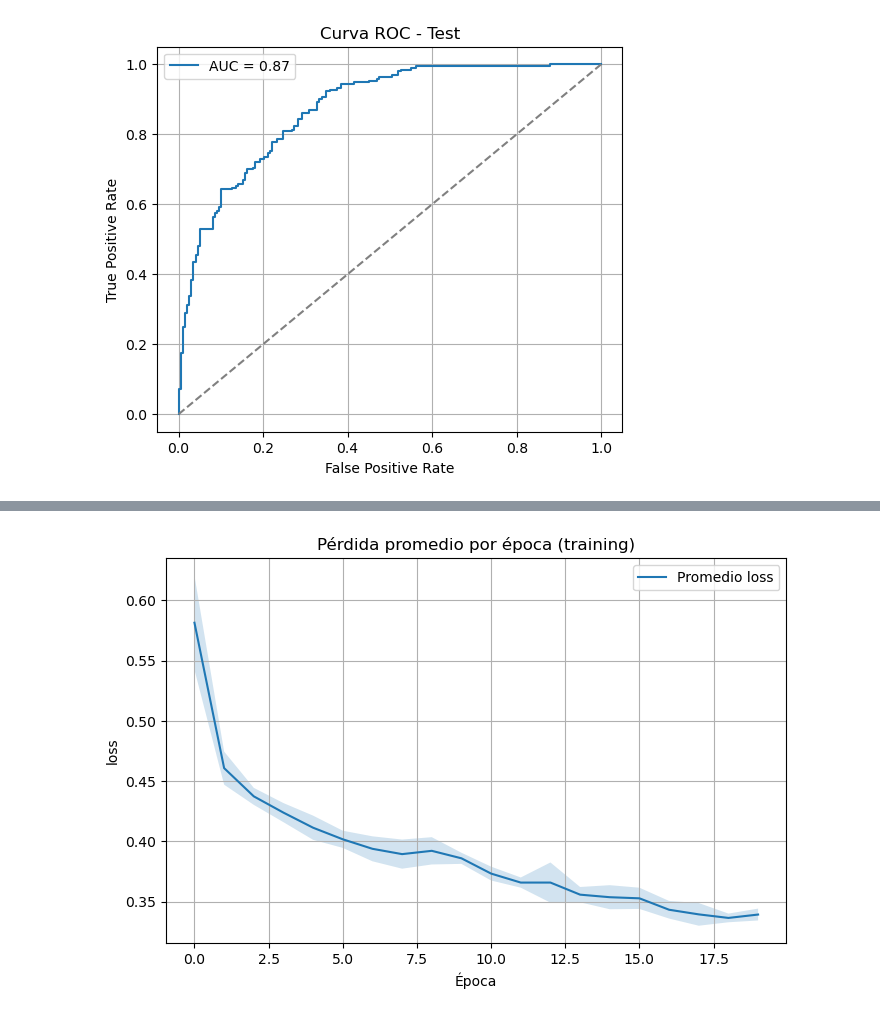
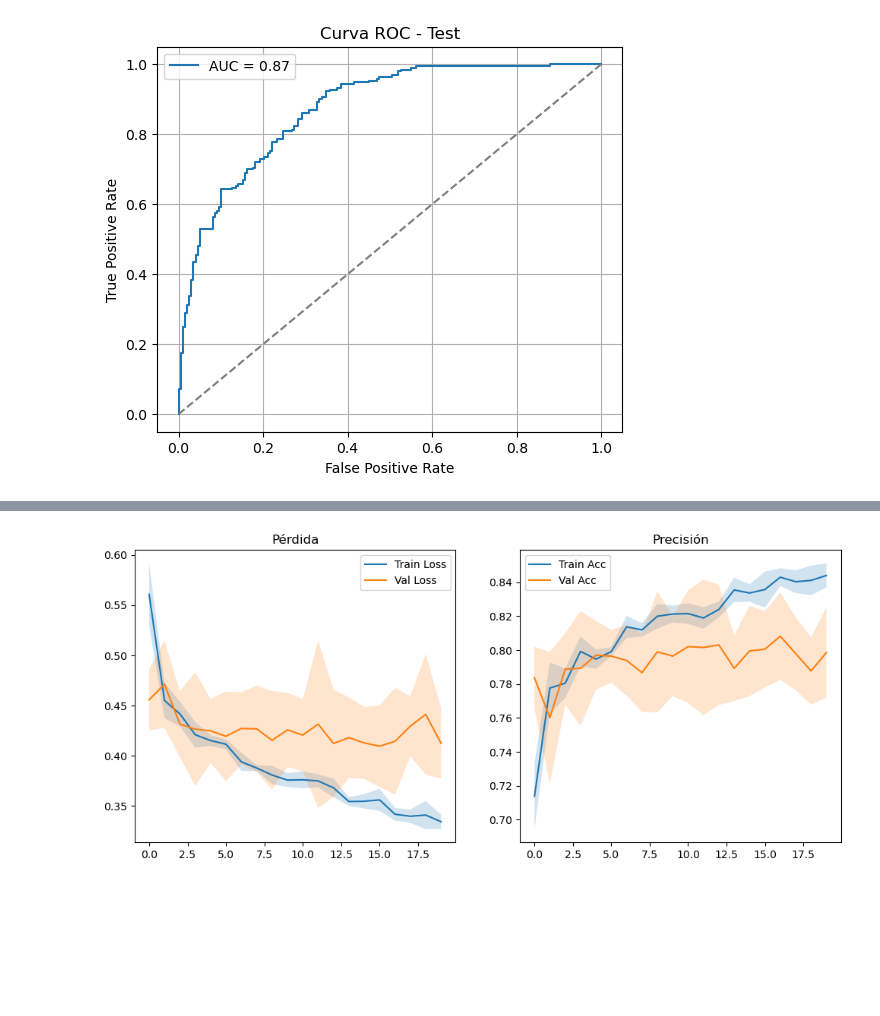
Before and after one commit to luna-as18/ProyectoGradoGEB, a Jupyter notebook: modelos/CNN_LSTM.ipynb, the cells around one changed output, grey strips where cells are left out. Drawn from its saved outputs; the diff is of its cells as text; code cells hidden in the pictures; blank space fills up the shorter version.

Commit message:
cross validation

```diff
--- a/modelos/CNN_LSTM.ipynb
+++ b/modelos/CNN_LSTM.ipynb
@@ -322,19 +322,15 @@ y = np.array(y)
 # ==== CROSS VALIDATION ====
 kf = KFold(n_splits=k_folds, shuffle=True, random_state=42)
 all_scores = []
-
-histories = []  # Guardar histories por fold
-
+histories = []
 
 for fold, (train_idx, val_idx) in enumerate(kf.split(X_img)):
     print(f"\n=== Fold {fold+1}/{k_folds} ===")
 
-    # División
     X_train_img, X_val_img = X_img[train_idx], X_img[val_idx]
     X_train_seq, X_val_seq = X_seq[train_idx], X_seq[val_idx]
     y_train, y_val = y[train_idx], y[val_idx]
 
-    # Modelo CNN + LSTM
     img_input = Input(shape=(224, 224, 3))
     cnn_base = MobileNetV2(include_top=False, weights="imagenet", input_tensor=img_input)
     cnn_base.trainable = False
@@ -351,18 +347,16 @@ for fold, (train_idx, val_idx) in enumerate(kf.split(X_img)):
     model = Model(inputs=[img_input, seq_input], outputs=output)
     model.compile(optimizer="adam", loss="binary_crossentropy", metrics=["accuracy"])
 
-    # Entrenar modelo
     history = model.fit(
         [X_train_img, X_train_seq], y_train,
-    validation_data=([X_val_img, X_val_seq], y_val),
-    epochs=epochs,
-    batch_size=batch_size,
-    verbose=1
+        validation_data=([X_val_img, X_val_seq], y_val),
+        epochs=epochs,
+        batch_size=batch_size,
+        verbose=1
     )
 
+    histories.append(history.history)
 
-
-    # Evaluación
     y_val_proba = model.predict([X_val_img, X_val_seq])
     y_val_pred = (y_val_proba > 0.5).astype(int)
 
@@ -370,7 +364,6 @@ for fold, (train_idx, val_idx) in enumerate(kf.split(X_img)):
     all_scores.append(acc)
     print(f"✅ Accuracy del Fold {fold+1}: {acc:.4f}")
 
-    # Matriz de confusión y ROC
     cm = confusion_matrix(y_val, y_val_pred)
     print("Matriz de Confusión:")
     print(cm)
@@ -390,35 +383,56 @@ for fold, (train_idx, val_idx) in enumerate(kf.split(X_img)):
     plt.grid()
     plt.show()
 
-    # Limpiar memoria entre folds
     tf.keras.backend.clear_session()
     gc.collect()
-# === GRAFICAR PROMEDIO DE LOSS Y ACCURACY POR ÉPOCA ===
-def plot_avg_metric(histories, metric_name, title):
-    max_epochs = min(len(h[metric_name]) for h in histories)
-    values = np.array([h[metric_name][:max_epochs] for h in histories])
-    mean = values.mean(axis=0)
-    std = values.std(axis=0)
-
-    plt.figure(figsize=(8, 5))
-    plt.plot(mean, label=f"Promedio {metric_name}")
-    plt.fill_between(range(max_epochs), mean - std, mean + std, alpha=0.2)
-    plt.title(title)
-    plt.xlabel("Época")
-    plt.ylabel(metric_name)
-    plt.legend()
-    plt.grid()
-    plt.show()
-
-# Gráficas de entrenamiento promedio
-plot_avg_metric(histories, "loss", "Pérdida promedio por época (training)")
-plot_avg_metric(histories, "accuracy", "Precisión promedio por época (training)")
 
 # ==== RESULTADOS GENERALES ====
 print("\n📊 Resultados Cross-Validation:")
 for i, acc in enumerate(all_scores):
     print(f"Fold {i+1}: {acc:.4f}")
 print(f"\n🔁 Promedio: {np.mean(all_scores):.4f} ± {np.std(all_scores):.4f}")
+
+# ==== GRÁFICA COMBINADA PROMEDIO LOSS Y ACCURACY ====
+def plot_combined_metrics(histories):
+    max_epochs = min(len(h["loss"]) for h in histories)
+
+    train_loss = np.array([h["loss"][:max_epochs] for h in histories])
+    val_loss = np.array([h["val_loss"][:max_epochs] for h in histories])
+    train_acc = np.array([h["accuracy"][:max_epochs] for h in histories])
+    val_acc = np.array([h["val_accuracy"][:max_epochs] for h in histories])
+
+    fig, axs = plt.subplots(1, 2, figsize=(12, 5))
+
+    # Loss
+    mean_train_loss = train_loss.mean(axis=0)
+    std_train_loss = train_loss.std(axis=0)
+    mean_val_loss = val_loss.mean(axis=0)
+    std_val_loss = val_loss.std(axis=0)
+
+    axs[0].plot(mean_train_loss, label="Train Loss")
+    axs[0].fill_between(range(max_epochs), mean_train_loss - std_train_loss, mean_train_loss + std_train_loss, alpha=0.2)
+    axs[0].plot(mean_val_loss, label="Val Loss")
+    axs[0].fill_between(range(max_epochs), mean_val_loss - std_val_loss, mean_val_loss + std_val_loss, alpha=0.2)
+    axs[0].set_title("Pérdida")
+    axs[0].legend()
+
+    # Accuracy
+    mean_train_acc = train_acc.mean(axis=0)
+    std_train_acc = train_acc.std(axis=0)
+    mean_val_acc = val_acc.mean(axis=0)
+    std_val_acc = val_acc.std(axis=0)
+
+    axs[1].plot(mean_train_acc, label="Train Acc")
+    axs[1].fill_between(range(max_epochs), mean_train_acc - std_train_acc, mean_train_acc + std_train_acc, alpha=0.2)
+    axs[1].plot(mean_val_acc, label="Val Acc")
+    axs[1].fill_between(range(max_epochs), mean_val_acc - std_val_acc, mean_val_acc + std_val_acc, alpha=0.2)
+    axs[1].set_title("Precisión")
+    axs[1].legend()
+
+    plt.show()
+
+# LLAMAR LA GRÁFICA
+plot_combined_metrics(histories)
 # %% [output]
 === Fold 1/5 ===
 WARNING:tensorflow:`input_shape` is undefined or non-square, or `rows` is not in [96, 128, 160, 192, 224]. Weights for input shape (224, 224) will be loaded as the default.
@@ -513 +535 @@ weighted avg       0.81      0.81      0.81       391
-[figure, old version]
+[figure, new version]
```
Also changed, not shown: parts of 2 cells of this notebook.
